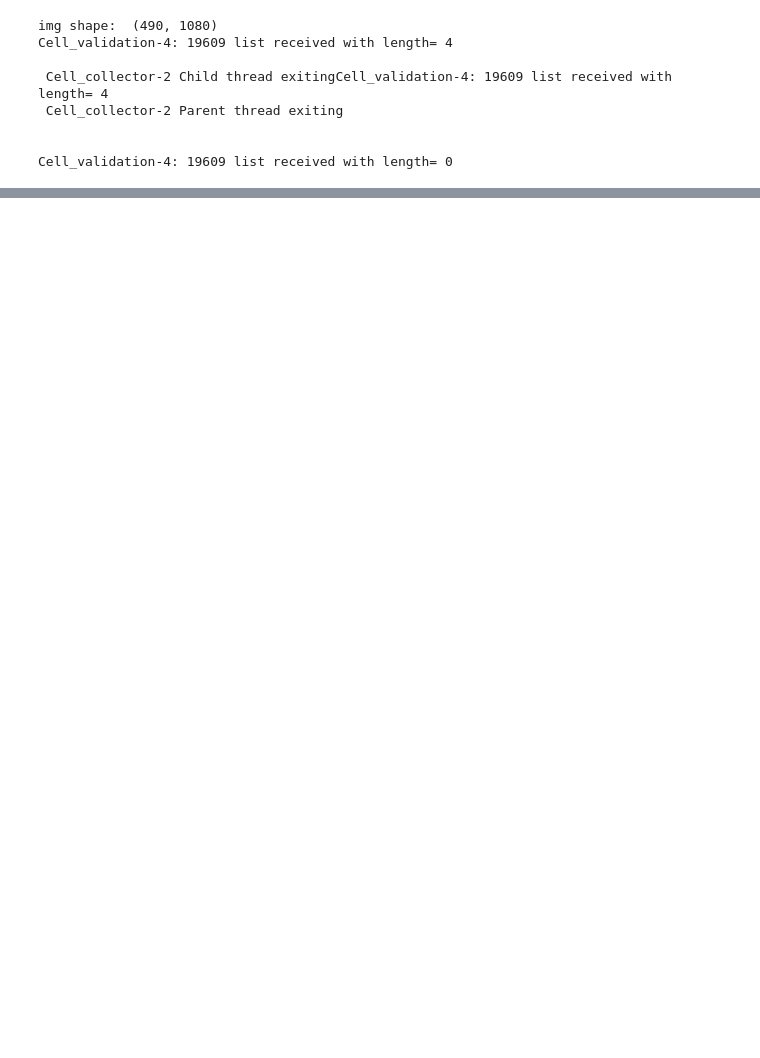
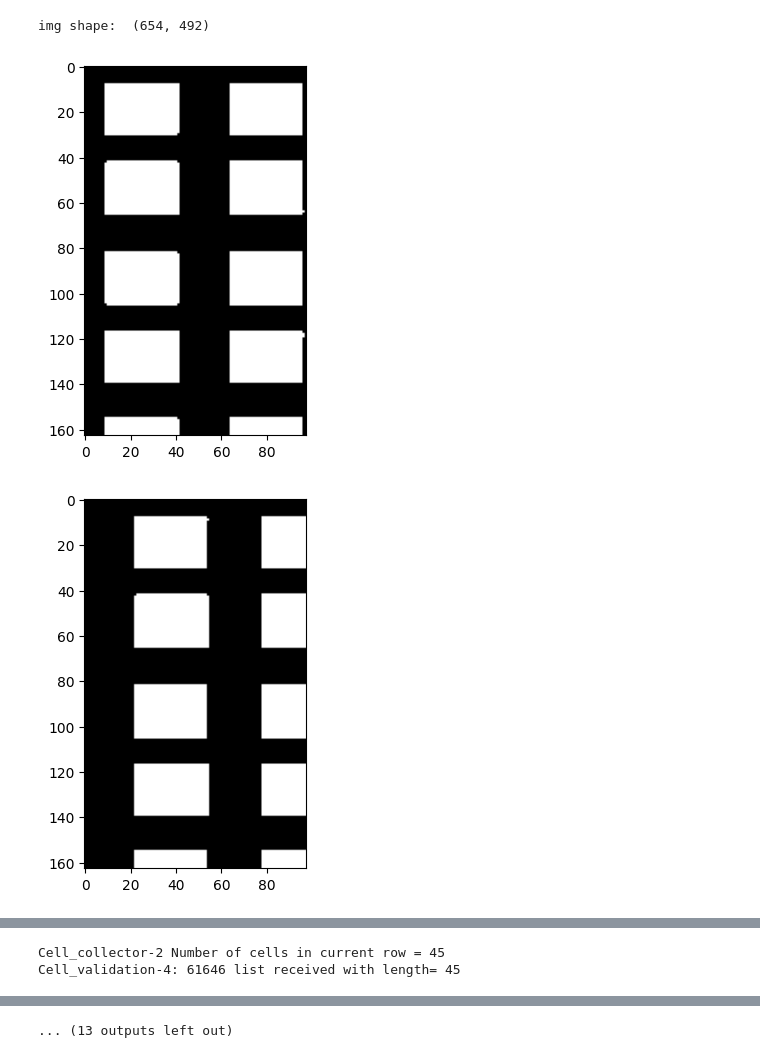
Before and after one commit to mohammadmonjil/Chiplet-Trust-Validation, a Jupyter notebook: pipelining.ipynb, the cells around one changed output, grey strips where cells are left out. Cells and saved outputs as stored; diff of their text form; code cells hidden in the pictures; blank space fills up the shorter version.

```diff
--- a/pipelining.ipynb
+++ b/pipelining.ipynb
@@ -9,41 +9,39 @@ from parallel_task_classes import *
 if __name__ == '__main__':
 
     # Define parameters
-    layout_name = "26.png"  # Replace with your image path
+    layout_name = "36.png"  # Replace with your image path
     layout_path = os.path.join( os.getcwd(), 'images', layout_name)
 
     # Establish communication queues.
     cell_queue = multiprocessing.Queue()
     partial_cell_queue = multiprocessing.Queue()
     sorted_cell_queue_layout = multiprocessing.Queue()
     sorted_cell_queue_SEM = multiprocessing.Queue()
     window_event = multiprocessing.Event()
     extractor_done_event = multiprocessing.Event()
     merger_done_event = multiprocessing.Event()
     row_done_event = multiprocessing.Event()
     extractor_conn, collector_conn = multiprocessing.Pipe()
 
-    cell_extractor_layout = Cell_extractor(cell_queue, partial_cell_queue, layout_path, extractor_done_event, row_done_event, extractor_conn)
+    cell_extractor_layout = Cell_extractor(cell_queue, partial_cell_queue, layout_path,
+                                           extractor_done_event, row_done_event, extractor_conn)
     cell_collector_layout = Cell_collector(cell_queue, sorted_cell_queue_layout,
                                            extractor_done_event, merger_done_event, row_done_event, collector_conn)
-    cell_merger_layout = Cell_merger(partial_cell_queue, cell_queue, extractor_done_event, merger_done_event)
+    cell_merger_layout = Cell_merger(partial_cell_queue, cell_queue,
+                                     extractor_done_event, merger_done_event)
 
     cell_validation = Cell_validation(sorted_cell_queue_layout, sorted_cell_queue_SEM)
 
     cell_extractor_layout.start()
     cell_collector_layout.start()
     cell_merger_layout.start()
+
     cell_validation.start()
 
     cell_extractor_layout.join()
     cell_collector_layout.join()
     cell_merger_layout.join()
 # %% [output]
-img shape:  (490, 1080)
-Cell_validation-4: 19609 list received with length= 4
-
- Cell_collector-2 Child thread exitingCell_validation-4: 19609 list received with length= 4
- Cell_collector-2 Parent thread exiting
-
-
-Cell_validation-4: 19609 list received with length= 0
+img shape:  (654, 492)
+[figure, added]
+[figure, added]
@@ -49,0 +51,2 @@ Cell_validation-4: 19609 list received with length= 0
+Cell_collector-2 Number of cells in current row = 45
+Cell_validation-4: 61646 list received with length= 45
@@ -49,0 +58 @@ Cell_validation-4: 19609 list received with length= 0
+... (13 outputs left out)
```
Also changed, not shown: parts of 2 cells of this notebook, 10 other files.
